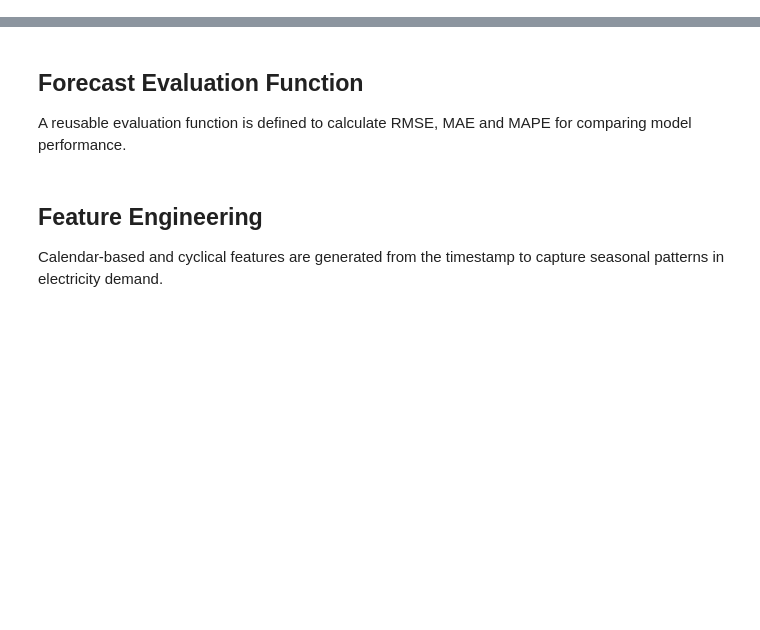
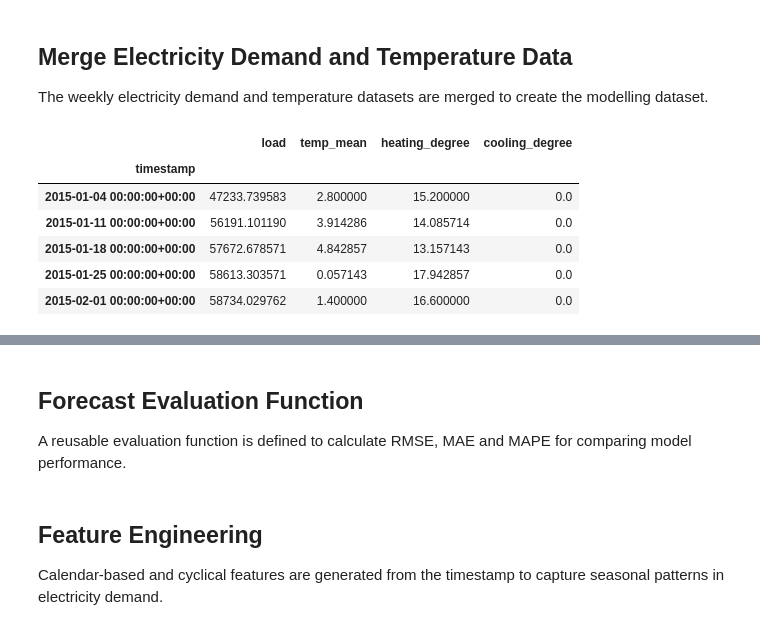
Before and after one commit to dekshinaudayan/german-electricity-demand-forecasting, a Jupyter notebook: notebooks/06_Feature_Based_Model.ipynb, the cells around one changed output, grey strips where cells are left out. Saved outputs shown, nothing was run; the diff lists cells and outputs as text; code cells hidden in the pictures; blank space fills up the shorter version.

Commit message:
Initialize feature-based regression model with temperature data

```diff
--- a/notebooks/06_Feature_Based_Model.ipynb
+++ b/notebooks/06_Feature_Based_Model.ipynb
@@ -40,0 +25,16 @@ weekly_load.head()
+# %%
+# Load electricity demand
+
+weekly_load = pd.read_csv(
+    "weekly_load.csv",
+    index_col=0,
+    parse_dates=True
+)
+
+# Load weekly temperature
+
+weekly_temperature = pd.read_csv(
+    "weekly_temperature.csv",
+    index_col=0,
+    parse_dates=True
+)
@@ -40,0 +45,21 @@ weekly_load.head()
+# %%
+weekly_temperature.index = weekly_temperature.index.tz_localize("UTC")
+# %% [markdown]
+## Merge Electricity Demand and Temperature Data
+
+The weekly electricity demand and temperature datasets are merged to create the modelling dataset.
+# %%
+data = weekly_load.join(
+    weekly_temperature,
+    how="inner"
+)
+
+data.head()
+# %% [output]
+|  | load | temp_mean | heating_degree | cooling_degree |
+| timestamp |  |  |  |  |
+| 2015-01-04 00:00:00+00:00 | 47233.739583 | 2.800000 | 15.200000 | 0.0 |
+| 2015-01-11 00:00:00+00:00 | 56191.101190 | 3.914286 | 14.085714 | 0.0 |
+| 2015-01-18 00:00:00+00:00 | 57672.678571 | 4.842857 | 13.157143 | 0.0 |
+| 2015-01-25 00:00:00+00:00 | 58613.303571 | 0.057143 | 17.942857 | 0.0 |
+| 2015-02-01 00:00:00+00:00 | 58734.029762 | 1.400000 | 16.600000 | 0.0 |
```
Also changed, not shown: parts of 7 cells of this notebook.
